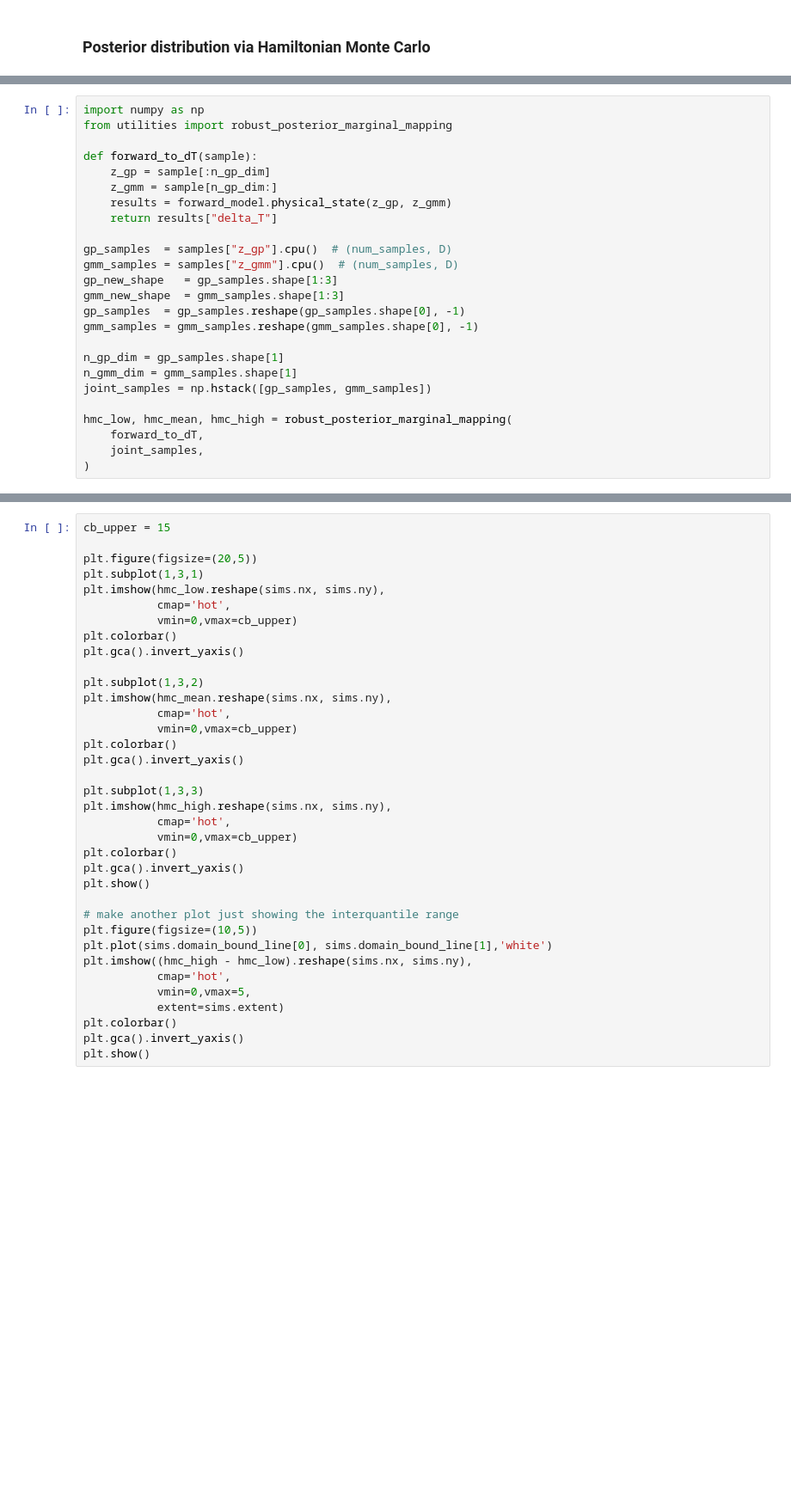
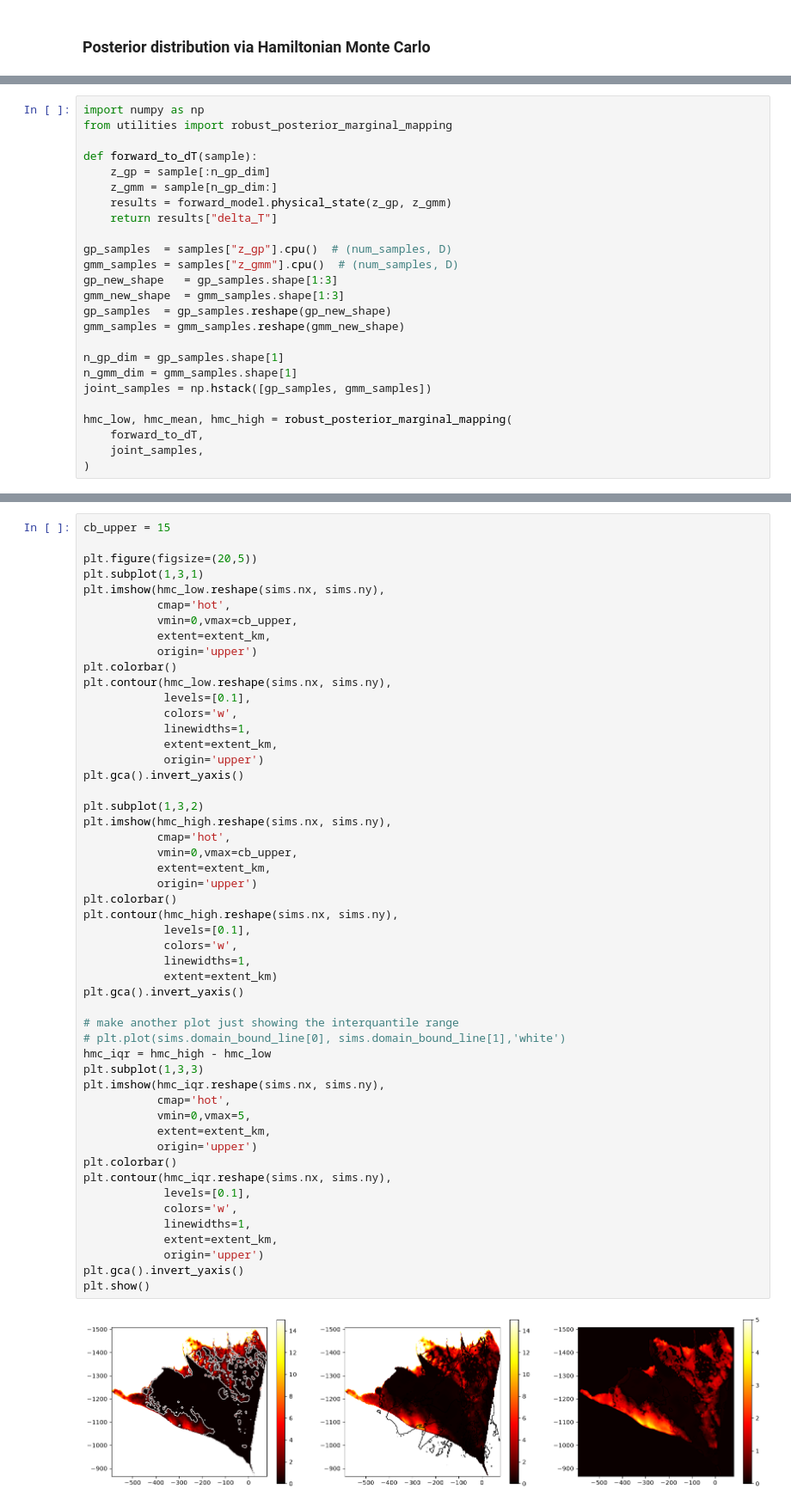
Before and after one commit to alastairyang/petermann-inference, a Jupyter notebook: notebooks/Inference.ipynb, the cells around one changed output, grey strips where cells are left out. Shown at 86% size. Cells and saved outputs as stored; diff of their text form; blank space fills up the shorter version.

```diff
--- a/notebooks/Inference.ipynb
+++ b/notebooks/Inference.ipynb
@@ -812,8 +836,8 @@ gp_samples  = samples["z_gp"].cpu()  # (num_samples, D)
 gmm_samples = samples["z_gmm"].cpu()  # (num_samples, D)
 gp_new_shape   = gp_samples.shape[1:3]
 gmm_new_shape  = gmm_samples.shape[1:3]
-gp_samples  = gp_samples.reshape(gp_samples.shape[0], -1)
-gmm_samples = gmm_samples.reshape(gmm_samples.shape[0], -1)
+gp_samples  = gp_samples.reshape(gp_new_shape)
+gmm_samples = gmm_samples.reshape(gmm_new_shape)
 
 n_gp_dim = gp_samples.shape[1]
 n_gmm_dim = gmm_samples.shape[1]
@@ -826,36 +868,53 @@ hmc_low, hmc_mean, hmc_high = robust_posterior_marginal_mapping(
 # %%
 cb_upper = 15
 
 plt.figure(figsize=(20,5))
 plt.subplot(1,3,1)
 plt.imshow(hmc_low.reshape(sims.nx, sims.ny),
            cmap='hot',
-           vmin=0,vmax=cb_upper)
+           vmin=0,vmax=cb_upper,
+           extent=extent_km,
+           origin='upper')
 plt.colorbar()
+plt.contour(hmc_low.reshape(sims.nx, sims.ny),
+            levels=[0.1],
+            colors='w',
+            linewidths=1,
+            extent=extent_km,
+            origin='upper')
 plt.gca().invert_yaxis()
 
 plt.subplot(1,3,2)
-plt.imshow(hmc_mean.reshape(sims.nx, sims.ny),
+plt.imshow(hmc_high.reshape(sims.nx, sims.ny),
            cmap='hot',
-           vmin=0,vmax=cb_upper)
+           vmin=0,vmax=cb_upper,
+           extent=extent_km,
+           origin='upper')
 plt.colorbar()
+plt.contour(hmc_high.reshape(sims.nx, sims.ny),
+            levels=[0.1],
+            colors='w',
+            linewidths=1,
+            extent=extent_km)
 plt.gca().invert_yaxis()
 
+# make another plot just showing the interquantile range
+# plt.plot(sims.domain_bound_line[0], sims.domain_bound_line[1],'white')
+hmc_iqr = hmc_high - hmc_low
 plt.subplot(1,3,3)
-plt.imshow(hmc_high.reshape(sims.nx, sims.ny),
+plt.imshow(hmc_iqr.reshape(sims.nx, sims.ny),
            cmap='hot',
-           vmin=0,vmax=cb_upper)
+           vmin=0,vmax=5,
+           extent=extent_km,
+           origin='upper')
 plt.colorbar()
+plt.contour(hmc_iqr.reshape(sims.nx, sims.ny),
+            levels=[0.1],
+            colors='w',
+            linewidths=1,
+            extent=extent_km,
+            origin='upper')
 plt.gca().invert_yaxis()
 plt.show()
-
-# make another plot just showing the interquantile range
-plt.figure(figsize=(10,5))
-plt.plot(sims.domain_bound_line[0], sims.domain_bound_line[1],'white')
-plt.imshow((hmc_high - hmc_low).reshape(sims.nx, sims.ny),
-           cmap='hot',
-           vmin=0,vmax=5,
-           extent=sims.extent)
-plt.colorbar()
-plt.gca().invert_yaxis()
-plt.show()
+# %% [output]
+[figure, added]
```
Also changed, not shown: parts of 8 cells of this notebook, 1 other file.
